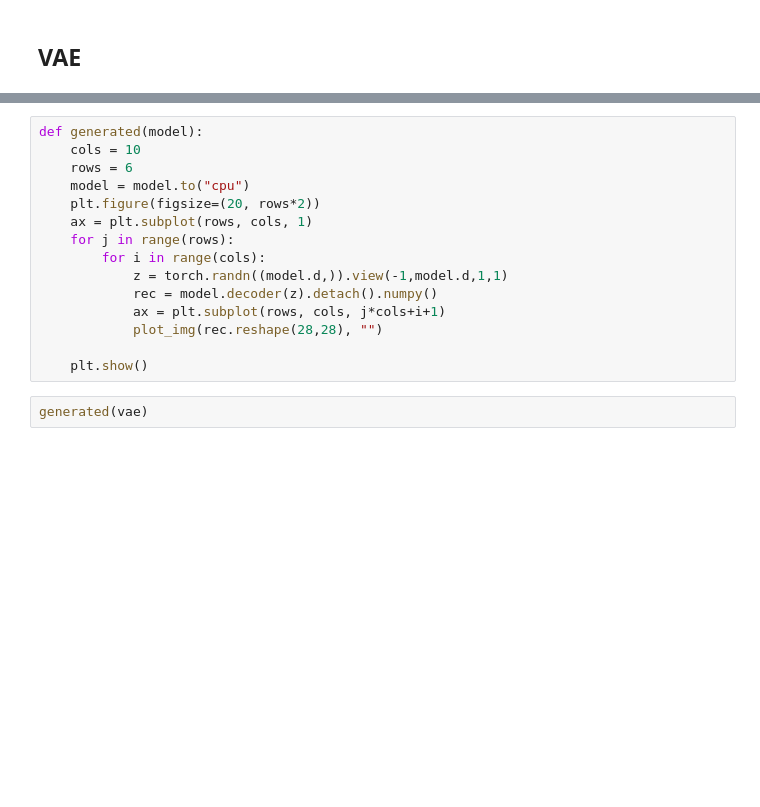
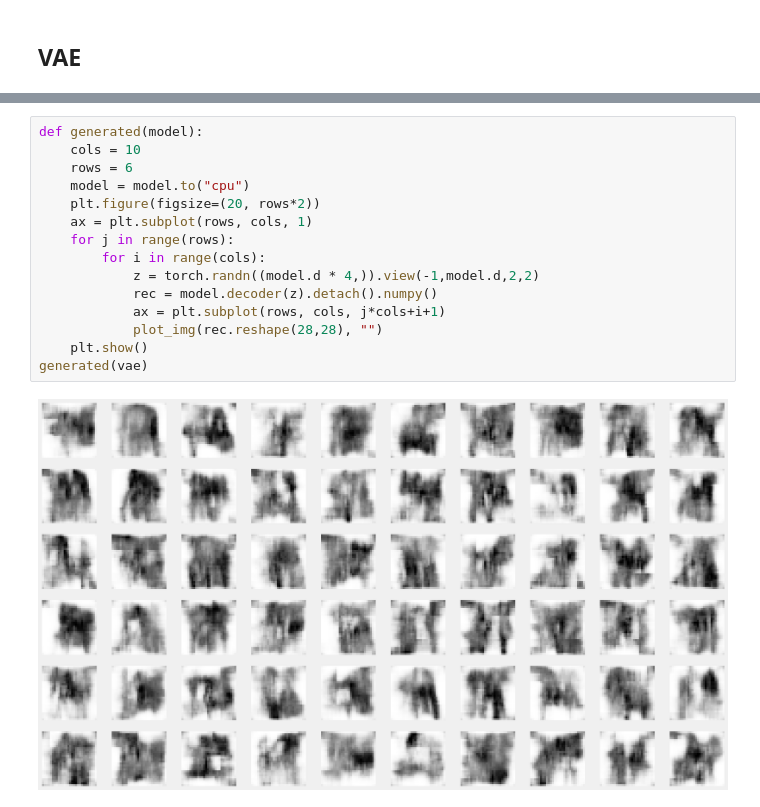
Before and after one commit to dave1b/TSM_DeLearn, a Jupyter notebook: Week13/ae_vae_stud.ipynb, the cells around one changed output, grey strips where cells are left out. Drawn from its saved outputs; the diff is of its cells as text; blank space fills up the shorter version.

```diff
--- a/Week13/ae_vae_stud.ipynb
+++ b/Week13/ae_vae_stud.ipynb
@@ -435,17 +538,17 @@ plot_samples_vae(testset, vae)
 # %%
 def generated(model):
     cols = 10
     rows = 6
     model = model.to("cpu")
     plt.figure(figsize=(20, rows*2))
     ax = plt.subplot(rows, cols, 1)
     for j in range(rows):
         for i in range(cols):
-            z = torch.randn((model.d,)).view(-1,model.d,1,1)
+            z = torch.randn((model.d * 4,)).view(-1,model.d,2,2)
             rec = model.decoder(z).detach().numpy()
             ax = plt.subplot(rows, cols, j*cols+i+1)
             plot_img(rec.reshape(28,28), "")
-
     plt.show()
+generated(vae)
+# %% [output]
+[figure, added]
-# %%
-generated(vae)
```
Also changed, not shown: parts of 30 cells of this notebook.
